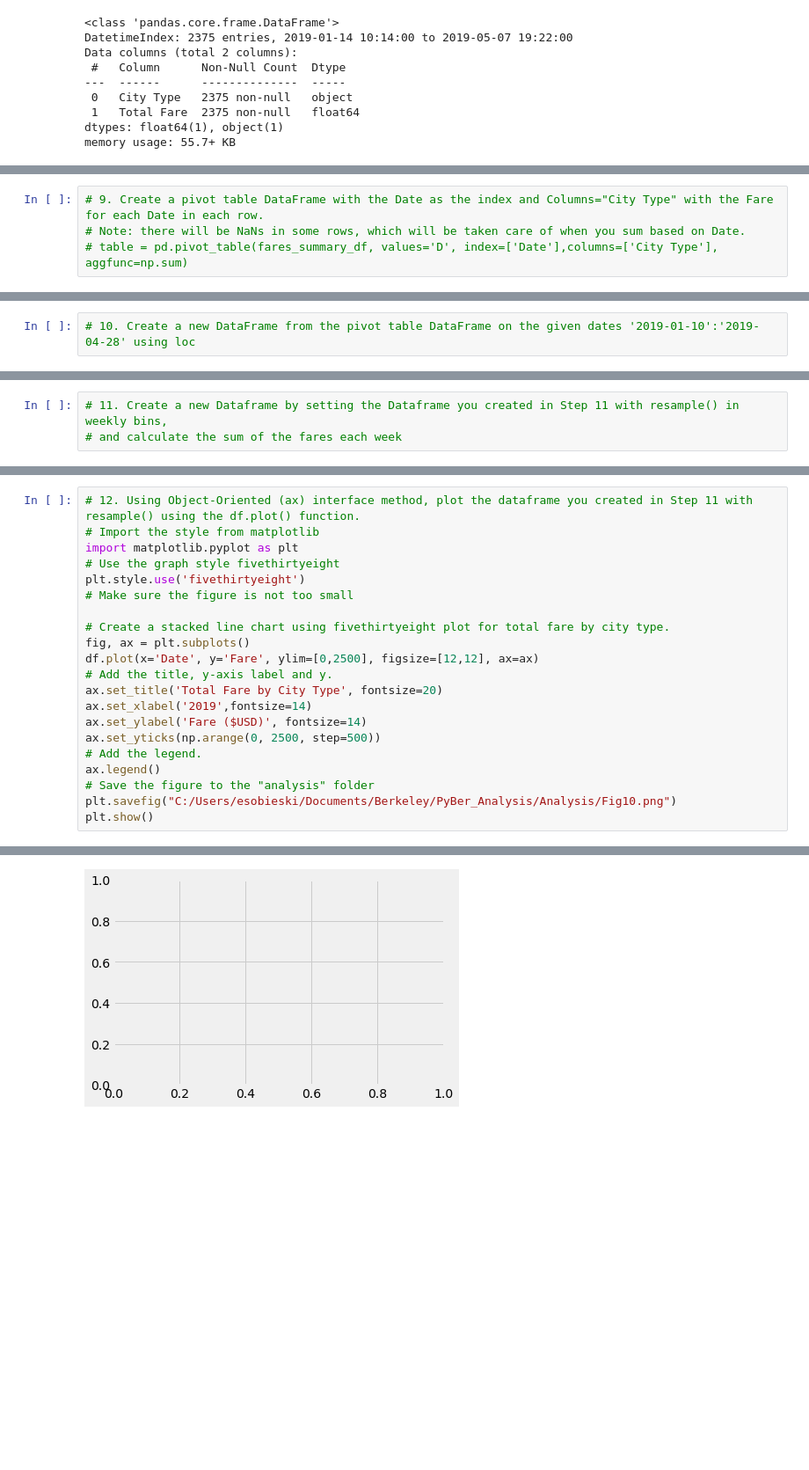
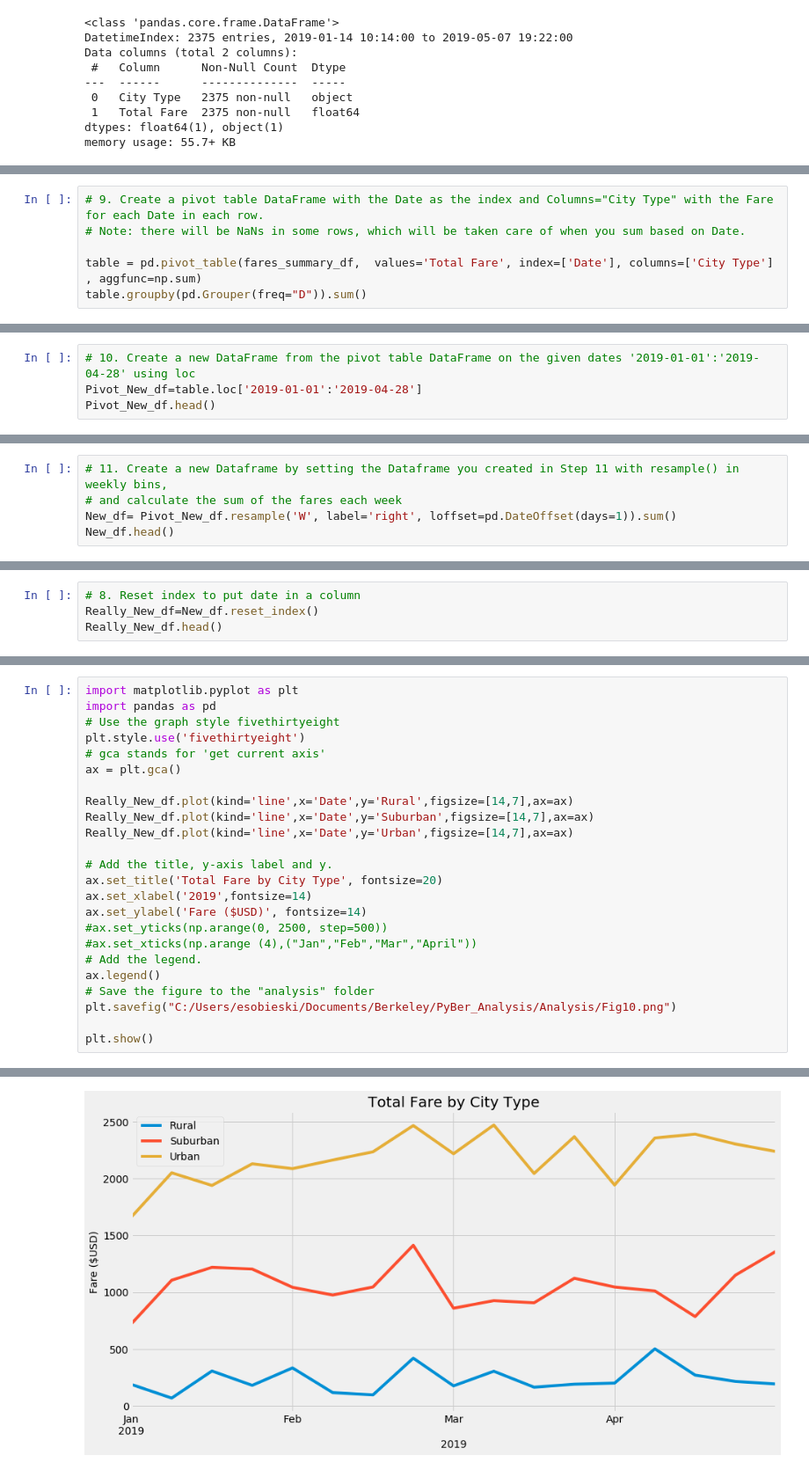
Before and after one commit to emmysobieski/PyBer_Analysis, a Jupyter notebook: Pyber_Challenge.ipynb, the cells around one changed output, grey strips where cells are left out. Shown at 88% size. Saved outputs shown, nothing was run; the diff lists cells and outputs as text; blank space fills up the shorter version.

Commit message:
Updating PyBer_Challenge with Graphs

```diff
--- a/Pyber_Challenge.ipynb
+++ b/Pyber_Challenge.ipynb
@@ -219,4 +232,6 @@ total_fares_by_city
 # %%
 # 9. Create a pivot table DataFrame with the Date as the index and Columns="City Type" with the Fare for each Date in each row.
 # Note: there will be NaNs in some rows, which will be taken care of when you sum based on Date.
-# table = pd.pivot_table(fares_summary_df, values='D', index=['Date'],columns=['City Type'], aggfunc=np.sum)
+
+table = pd.pivot_table(fares_summary_df,  values='Total Fare', index=['Date'], columns=['City Type'] , aggfunc=np.sum)
+table.groupby(pd.Grouper(freq="D")).sum()
@@ -223,2 +253,4 @@ total_fares_by_city
 # %%
-# 10. Create a new DataFrame from the pivot table DataFrame on the given dates '2019-01-10':'2019-04-28' using loc
+# 10. Create a new DataFrame from the pivot table DataFrame on the given dates '2019-01-01':'2019-04-28' using loc
+Pivot_New_df=table.loc['2019-01-01':'2019-04-28']
+Pivot_New_df.head()
@@ -225,3 +265,5 @@ total_fares_by_city
 # %%
 # 11. Create a new Dataframe by setting the Dataframe you created in Step 11 with resample() in weekly bins,
 # and calculate the sum of the fares each week
+New_df= Pivot_New_df.resample('W', label='right', loffset=pd.DateOffset(days=1)).sum()
+New_df.head()
@@ -227,0 +278,4 @@ total_fares_by_city
+# %%
+# 8. Reset index to put date in a column
+Really_New_df=New_df.reset_index()
+Really_New_df.head()
@@ -228,22 +291,25 @@ total_fares_by_city
 # %%
-# 12. Using Object-Oriented (ax) interface method, plot the dataframe you created in Step 11 with resample() using the df.plot() function.
-# Import the style from matplotlib
 import matplotlib.pyplot as plt
+import pandas as pd
 # Use the graph style fivethirtyeight
 plt.style.use('fivethirtyeight')
-# Make sure the figure is not too small
+# gca stands for 'get current axis'
+ax = plt.gca()
 
-# Create a stacked line chart using fivethirtyeight plot for total fare by city type.
-fig, ax = plt.subplots()
-df.plot(x='Date', y='Fare', ylim=[0,2500], figsize=[12,12], ax=ax)
+Really_New_df.plot(kind='line',x='Date',y='Rural',figsize=[14,7],ax=ax)
+Really_New_df.plot(kind='line',x='Date',y='Suburban',figsize=[14,7],ax=ax)
+Really_New_df.plot(kind='line',x='Date',y='Urban',figsize=[14,7],ax=ax)
+
 # Add the title, y-axis label and y.
 ax.set_title('Total Fare by City Type', fontsize=20)
 ax.set_xlabel('2019',fontsize=14)
 ax.set_ylabel('Fare ($USD)', fontsize=14)
-ax.set_yticks(np.arange(0, 2500, step=500))
+#ax.set_yticks(np.arange(0, 2500, step=500))
+#ax.set_xticks(np.arange (4),("Jan","Feb","Mar","April"))
 # Add the legend.
 ax.legend()
 # Save the figure to the "analysis" folder
 plt.savefig("C:/Users/esobieski/Documents/Berkeley/PyBer_Analysis/Analysis/Fig10.png")
+
 plt.show()
 # %% [output]
@@ -251 +316 @@ NameError: name 'df' is not defined
-[figure, old version]
+[figure, new version]
```
Also changed, not shown: parts of 10 cells of this notebook.
